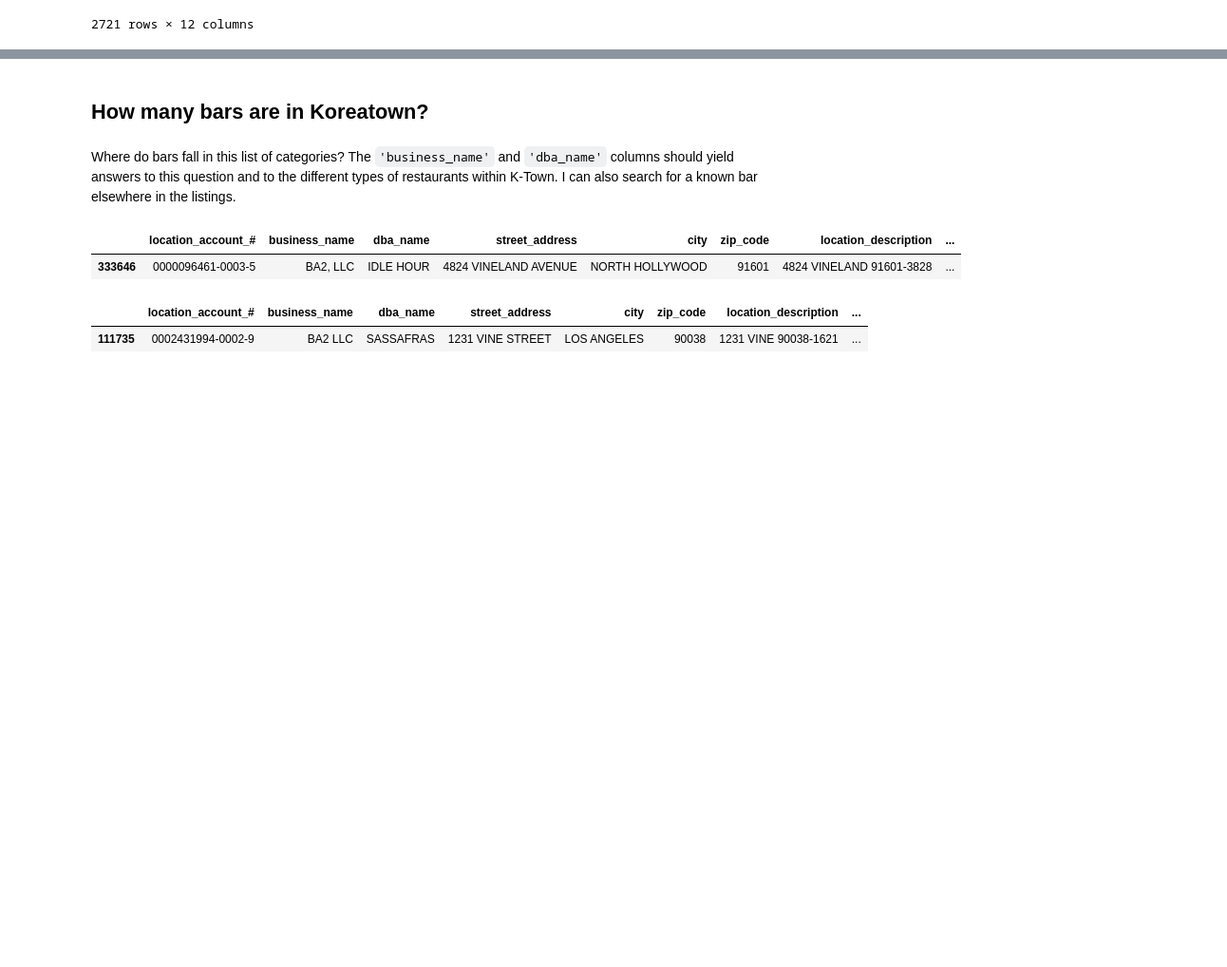
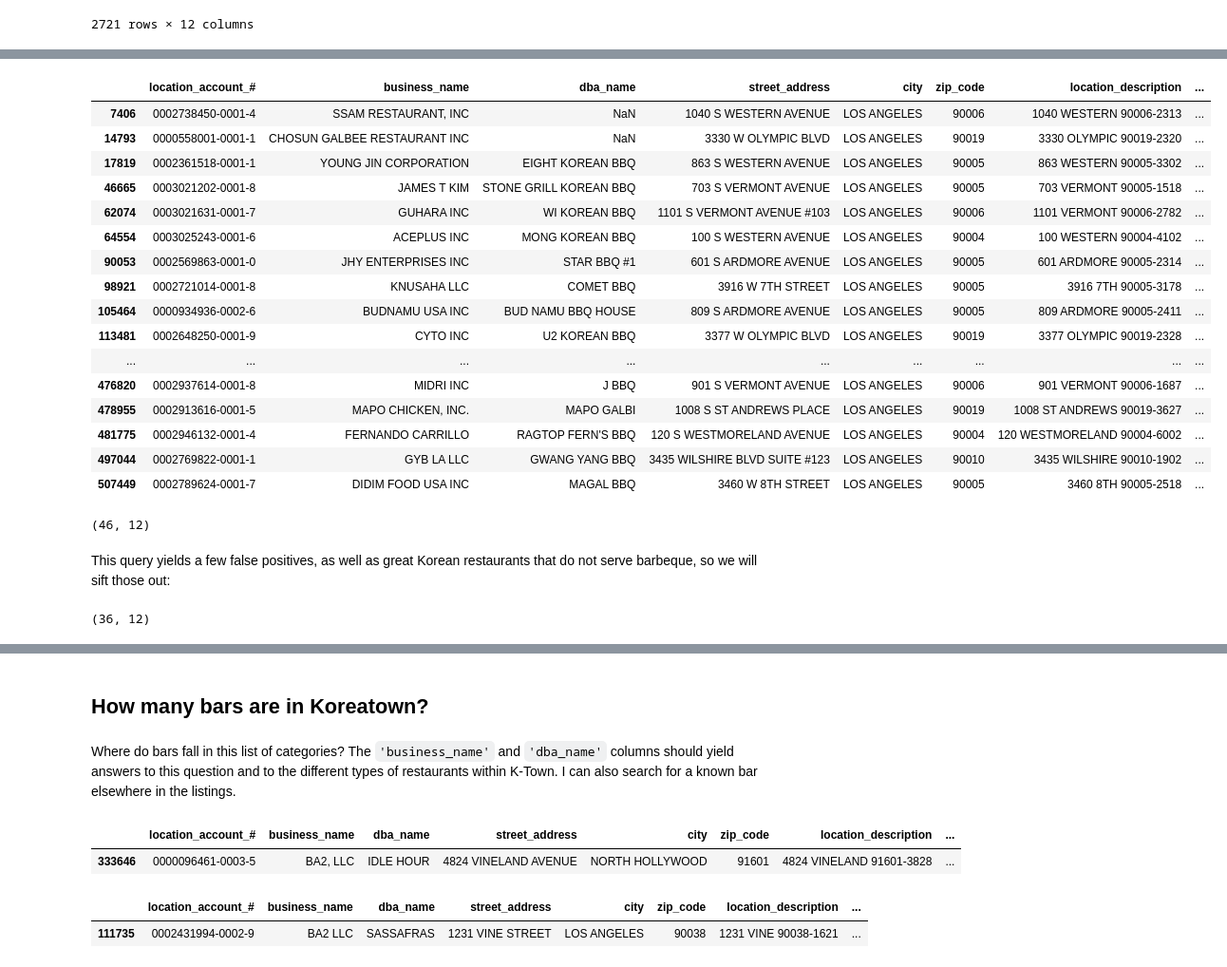
Before and after one commit to russenoire/koreatown, a Jupyter notebook: draft001.ipynb, the cells around one changed output, grey strips where cells are left out. Shown at 95% size. Cells and saved outputs as stored; diff of their text form; code cells hidden in the pictures; blank space fills up the shorter version.

```diff
--- a/draft001.ipynb
+++ b/draft001.ipynb
@@ -90,6 +71,11 @@ pd.to_datetime(la_biz.location_start_date)
 la_biz.loc[la_biz['city'] == 'LOS ANGELES', :].shape
 # %% [output]
 (254197, 12)
+# %%
+# shrink the giant CSV file to make it more manageable
+
+la_biz = la_biz.loc[la_biz['city'] == 'LOS ANGELES', :]
+la_biz.to_csv('datasets/Active_Businesses_LA.csv')
 # %% [markdown]
 Out of 514,878 listed businesses, just under half are located within city limits and outside the San Fernando Valley. We can narrow this down further by ZIP code to obtain just Koreatown listings:
 # %%
@@ -182,0 +190,36 @@ ktown_naics_nulls
+# %%
+ktown_bbq = ktown_biz.loc[((ktown_biz['naics'] == 722110.0) |
+                           (ktown_biz['naics'] == 722211.0) |
+                           (ktown_biz['naics'] == 722300.0) |
+                           (ktown_biz['naics'] == 311900.0) |
+                           (ktown_biz['naics'].isnull()))
+                          &
+                          ((ktown_biz['dba_name']
+                           .str.contains('BBQ|BARBEQUE|GALBI|GALBEE|SSAM|BULGOGI|GOPCHANG|GOBCHANG') == True) |
+                          (ktown_biz['business_name']
+                           .str.contains('BBQ|BARBEQUE|GALBI|GALBEE|SSAM|BULGOGI|GOPCHANG|GOBCHANG') == True)), :]
+ktown_bbq
+# %% [output]
+|  | location_account_# | business_name | dba_name | street_address | city | zip_code | location_description | ... |
+| 7406 | 0002738450-0001-4 | SSAM RESTAURANT, INC | NaN | 1040 S WESTERN AVENUE | LOS ANGELES | 90006 | 1040 WESTERN 90006-2313 | ... |
+| 14793 | 0000558001-0001-1 | CHOSUN GALBEE RESTAURANT INC | NaN | 3330 W OLYMPIC BLVD | LOS ANGELES | 90019 | 3330 OLYMPIC 90019-2320 | ... |
+| 17819 | 0002361518-0001-1 | YOUNG JIN CORPORATION | EIGHT KOREAN BBQ | 863 S WESTERN AVENUE | LOS ANGELES | 90005 | 863 WESTERN 90005-3302 | ... |
+| 46665 | 0003021202-0001-8 | JAMES T KIM | STONE GRILL KOREAN BBQ | 703 S VERMONT AVENUE | LOS ANGELES | 90005 | 703 VERMONT 90005-1518 | ... |
+| 62074 | 0003021631-0001-7 | GUHARA INC | WI KOREAN BBQ | 1101 S VERMONT AVENUE #103 | LOS ANGELES | 90006 | 1101 VERMONT 90006-2782 | ... |
+| 64554 | 0003025243-0001-6 | ACEPLUS INC | MONG KOREAN BBQ | 100 S WESTERN AVENUE | LOS ANGELES | 90004 | 100 WESTERN 90004-4102 | ... |
+| 90053 | 0002569863-0001-0 | JHY ENTERPRISES INC | STAR BBQ #1 | 601 S ARDMORE AVENUE | LOS ANGELES | 90005 | 601 ARDMORE 90005-2314 | ... |
+| 98921 | 0002721014-0001-8 | KNUSAHA LLC | COMET BBQ | 3916 W 7TH STREET | LOS ANGELES | 90005 | 3916 7TH 90005-3178 | ... |
+| 105464 | 0000934936-0002-6 | BUDNAMU USA INC | BUD NAMU BBQ HOUSE | 809 S ARDMORE AVENUE | LOS ANGELES | 90005 | 809 ARDMORE 90005-2411 | ... |
+| 113481 | 0002648250-0001-9 | CYTO INC | U2 KOREAN BBQ | 3377 W OLYMPIC BLVD | LOS ANGELES | 90019 | 3377 OLYMPIC 90019-2328 | ... |
+| ... | ... | ... | ... | ... | ... | ... | ... | ... |
+| 476820 | 0002937614-0001-8 | MIDRI INC | J BBQ | 901 S VERMONT AVENUE | LOS ANGELES | 90006 | 901 VERMONT 90006-1687 | ... |
+| 478955 | 0002913616-0001-5 | MAPO CHICKEN, INC. | MAPO GALBI | 1008 S ST ANDREWS PLACE | LOS ANGELES | 90019 | 1008 ST ANDREWS 90019-3627 | ... |
+| 481775 | 0002946132-0001-4 | FERNANDO CARRILLO | RAGTOP FERN'S BBQ | 120 S WESTMORELAND AVENUE | LOS ANGELES | 90004 | 120 WESTMORELAND 90004-6002 | ... |
+| 497044 | 0002769822-0001-1 | GYB LA LLC | GWANG YANG BBQ | 3435 WILSHIRE BLVD SUITE #123 | LOS ANGELES | 90010 | 3435 WILSHIRE 90010-1902 | ... |
+| 507449 | 0002789624-0001-7 | DIDIM FOOD USA INC | MAGAL BBQ | 3460 W 8TH STREET | LOS ANGELES | 90005 | 3460 8TH 90005-2518 | ... |
+# %%
+ktown_bbq.shape
+# %% [output]
+(46, 12)
+# %% [markdown]
+This query yields a few false positives, as well as great Korean restaurants that do not serve barbeque, so we will sift those out:
@@ -182,0 +228,4 @@ ktown_naics_nulls
+# %%
+ktown_bbq.shape
+# %% [output]
+(36, 12)
```
Also changed, not shown: parts of 26 cells of this notebook.
